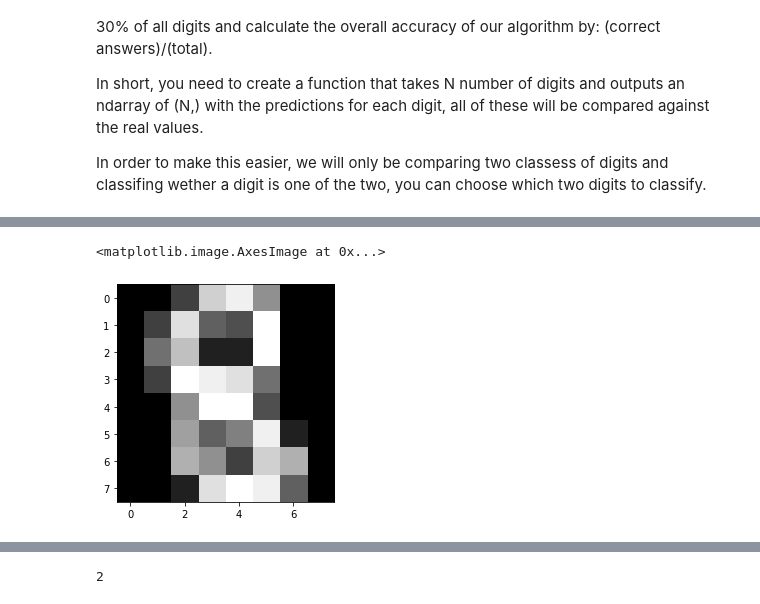
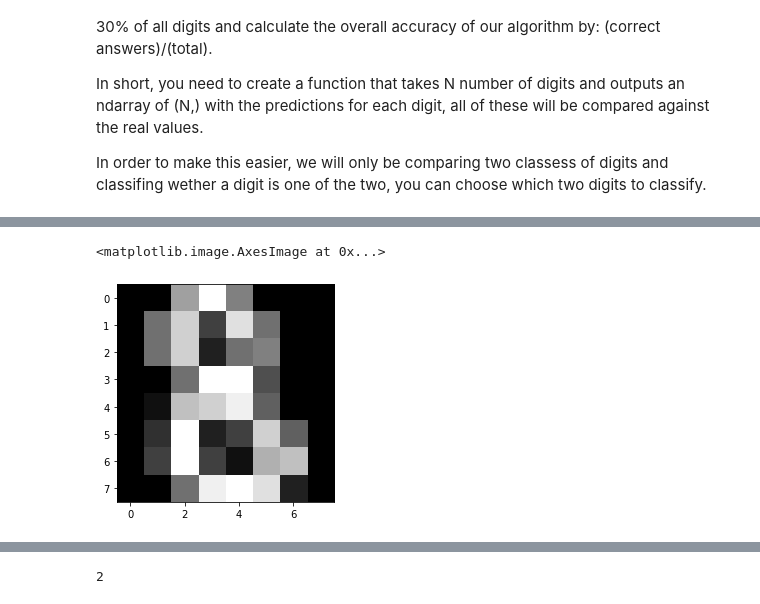
Before and after one commit to Kaiziferr/ai-class-lab, a Jupyter notebook: 02-scipy/mnist.ipynb, the cells around one changed output, grey strips where cells are left out. Cells and saved outputs as stored; diff of their text form; code cells hidden in the pictures.

```diff
--- a/02-scipy/mnist.ipynb
+++ b/02-scipy/mnist.ipynb
@@ -167,6 +165,6 @@ plt.imshow(digits_sample.reshape((-1, 8, 8))[0])
 # %%
-plt.imshow(digits_sample.reshape((-1, 8, 8))[1])
+plt.imshow(digits_sample.reshape((-1, 8, 8))[0])
 # %% [output]
 <matplotlib.image.AxesImage at 0x...>
-[figure, old version]
+[figure, new version]
 # %%
```
Also changed, not shown: parts of 30 cells of this notebook.
